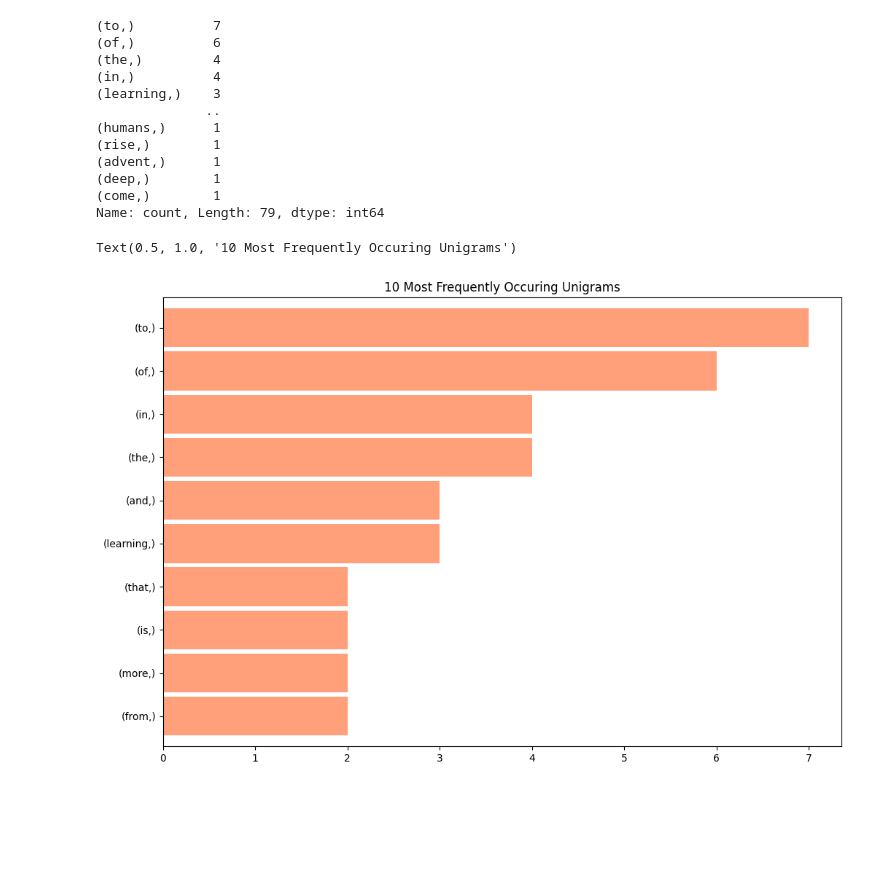
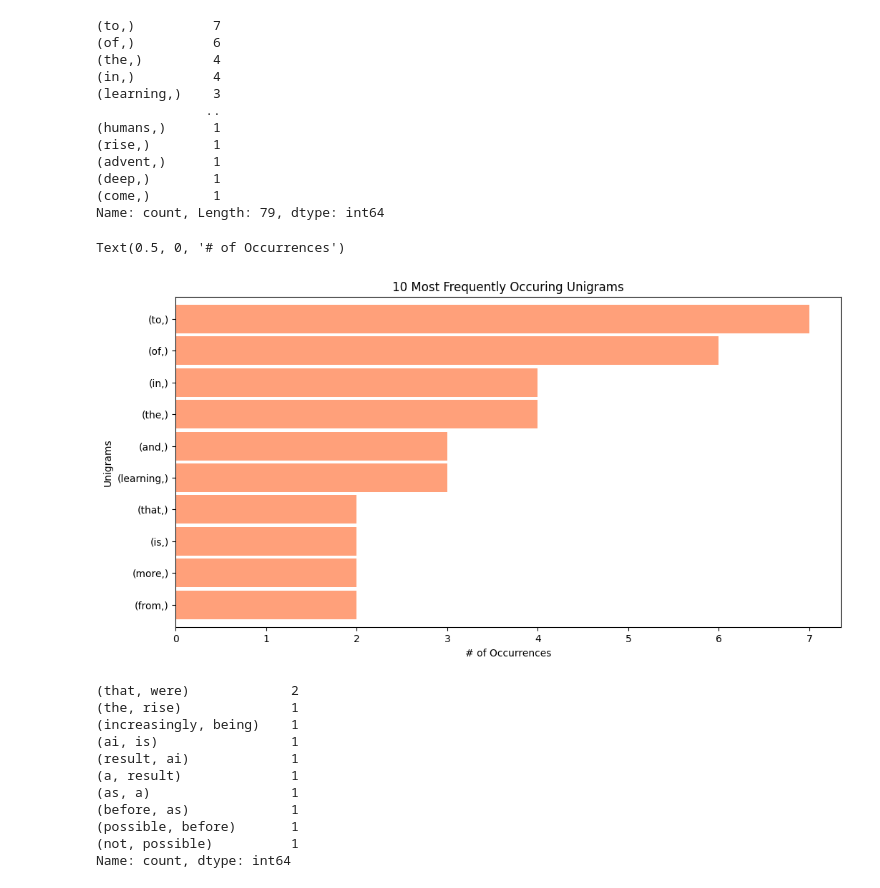
Before and after one commit to COANelmejor/introtonlp-365, a Jupyter notebook: tries/2.8 N-grams 20250907.ipynb, the cells around one changed output. Cells and saved outputs as stored; diff of their text form; code cells hidden in the pictures; blank space fills up the shorter version.

```diff
--- a/tries/2.8 N-grams 20250907.ipynb
+++ b/tries/2.8 N-grams 20250907.ipynb
@@ -26,8 +26,25 @@ print(unigrams)
 (come,)        1
 Name: count, Length: 79, dtype: int64
 # %%
-unigrams[:10].sort_values().plot.barh(color='lightsalmon', width=0.9, figsize=(6, 8))
+unigrams[:10].sort_values().plot.barh(color='lightsalmon', width=0.9, figsize=(12, 6))
 plt.title('10 Most Frequently Occuring Unigrams')
+plt.ylabel('Unigrams')
+plt.xlabel('# of Occurrences')
 # %% [output]
-Text(0.5, 1.0, '10 Most Frequently Occuring Unigrams')
+Text(0.5, 0, '# of Occurrences')
-[figure, old version]
+[figure, new version]
+# %%
+bigrams = (pd.Series(nltk.ngrams(tokens, 2))).value_counts()
+print(bigrams[:10])
+# %% [output]
+(that, were)             2
+(the, rise)              1
+(increasingly, being)    1
+(ai, is)                 1
+(result, ai)             1
+(a, result)              1
+(as, a)                  1
+(before, as)             1
+(possible, before)       1
+(not, possible)          1
+Name: count, dtype: int64
```
Also changed, not shown: parts of 3 cells of this notebook, 1 other file.
